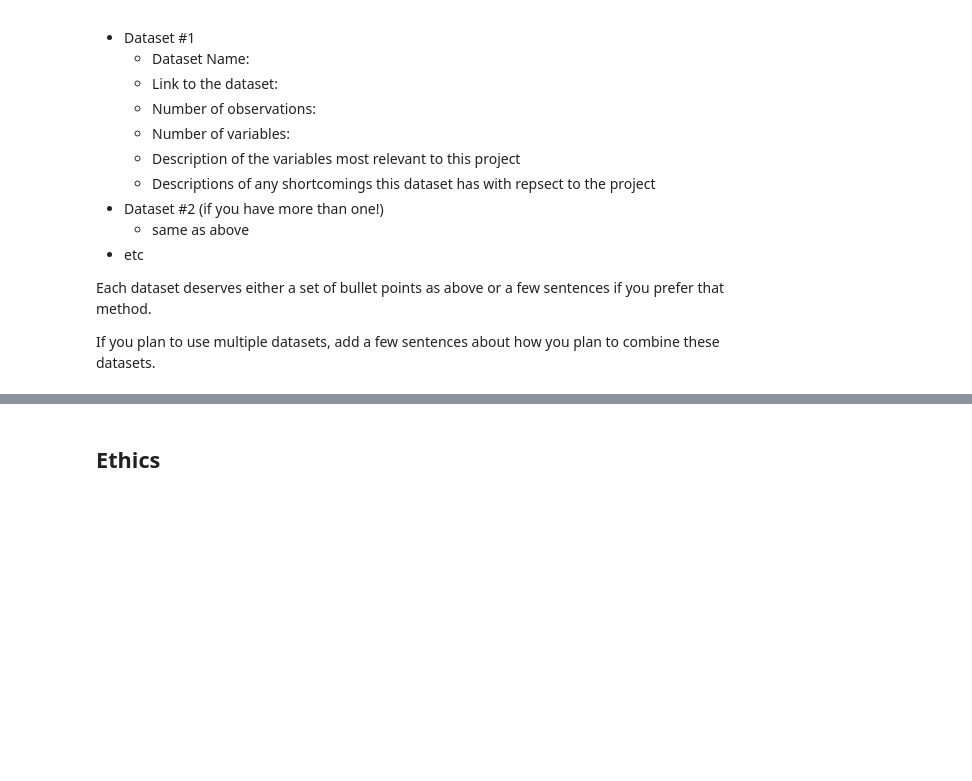
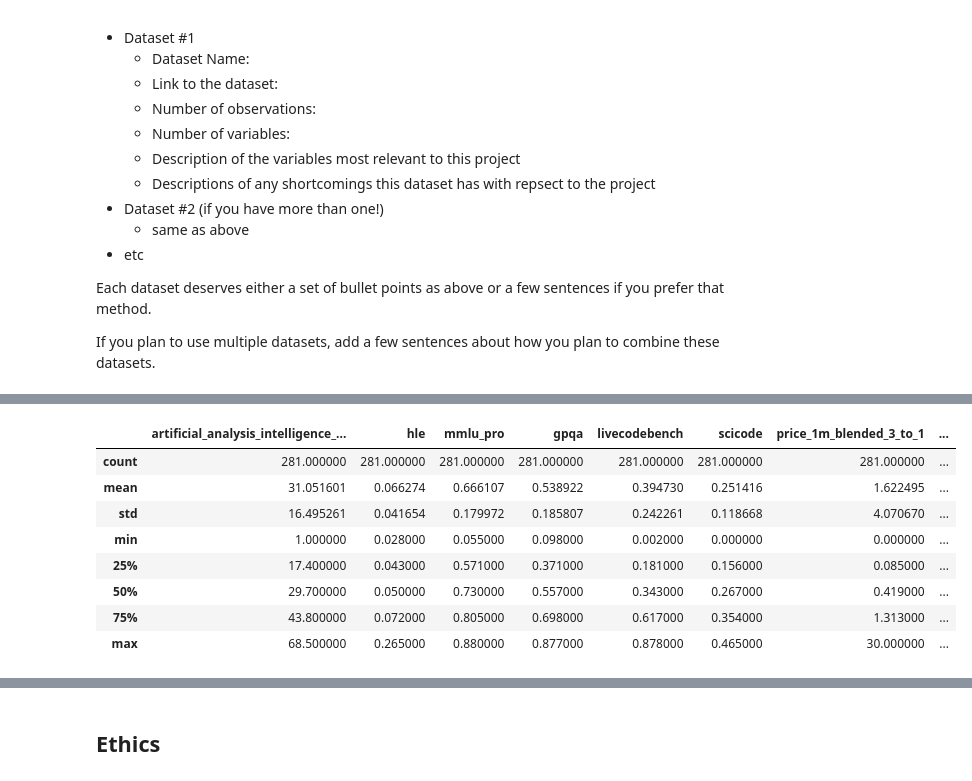
Before and after one commit to JamesDrQ/llm-performance-vs-cost, a Jupyter notebook: 01-DataCheckpoint.ipynb, the cells around one changed output, grey strips where cells are left out. Cells and saved outputs as stored; diff of their text form; code cells hidden in the pictures; blank space fills up the shorter version.

```diff
--- a/01-DataCheckpoint.ipynb
+++ b/01-DataCheckpoint.ipynb
@@ -170,8 +190,8 @@ leaderboard.head()
 # %%
-new_columns = leaderboard.columns.str.replace('evaluations.', '').str.replace('pricing.','')
-leaderboard.columns = new_columns
-leaderboard = leaderboard[['id', 'name', 'release_date', 'model_creator.name',
-    'artificial_analysis_intelligence_index',
-    'terminalbench_hard', 'tau2', 'lcr', 'hle', 'mmlu_pro', 'gpqa',
-    'livecodebench', 'scicode', 'ifbench', 'aime_25',
+# remove columns that are not relavent to our research & renaming some columns:
+leaderboard.columns = leaderboard.columns.str.replace('evaluations.', '').str.replace('pricing.','')
+leaderboard = leaderboard[['id', 'name', 'release_date', 'model_creator.name', 'artificial_analysis_intelligence_index',
+    'terminalbench_hard', 'tau2', 'lcr', 'hle', 'mmlu_pro', 'gpqa', 'livecodebench', 'scicode', 'ifbench', 'aime_25',
     'price_1m_blended_3_to_1', 'price_1m_input_tokens', 'price_1m_output_tokens']]
+
+leaderboard.head()
@@ -199 +251,7 @@ dtype: int64
+# %%
+# drop the other benchmark columns:
+leaderboard = leaderboard.drop(columns=['terminalbench_hard', 'tau2', 'lcr', 'ifbench', 'aime_25'])
+# %%
+# drop rows containing any null values:
+leaderboard = leaderboard.dropna()
 # %%
@@ -235,0 +287,12 @@ Please note that you can always keep adding more datasets in the future if these
+# %%
+leaderboard.describe()
+# %% [output]
+|  | artificial_analysis_intelligence_... | hle | mmlu_pro | gpqa | livecodebench | scicode | price_1m_blended_3_to_1 | ... |
+| count | 281.000000 | 281.000000 | 281.000000 | 281.000000 | 281.000000 | 281.000000 | 281.000000 | ... |
+| mean | 31.051601 | 0.066274 | 0.666107 | 0.538922 | 0.394730 | 0.251416 | 1.622495 | ... |
+| std | 16.495261 | 0.041654 | 0.179972 | 0.185807 | 0.242261 | 0.118668 | 4.070670 | ... |
+| min | 1.000000 | 0.028000 | 0.055000 | 0.098000 | 0.002000 | 0.000000 | 0.000000 | ... |
+| 25% | 17.400000 | 0.043000 | 0.571000 | 0.371000 | 0.181000 | 0.156000 | 0.085000 | ... |
+| 50% | 29.700000 | 0.050000 | 0.730000 | 0.557000 | 0.343000 | 0.267000 | 0.419000 | ... |
+| 75% | 43.800000 | 0.072000 | 0.805000 | 0.698000 | 0.617000 | 0.354000 | 1.313000 | ... |
+| max | 68.500000 | 0.265000 | 0.880000 | 0.877000 | 0.878000 | 0.465000 | 30.000000 | ... |
```
Also changed, not shown: parts of 17 cells of this notebook.
